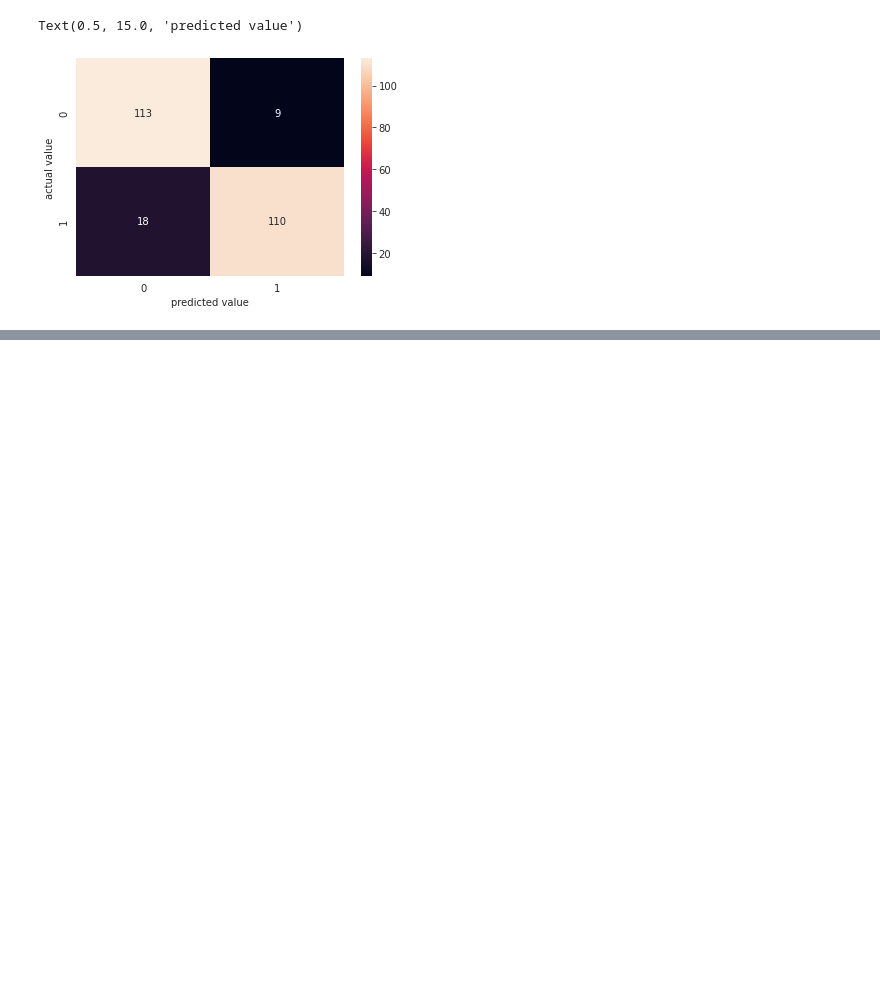
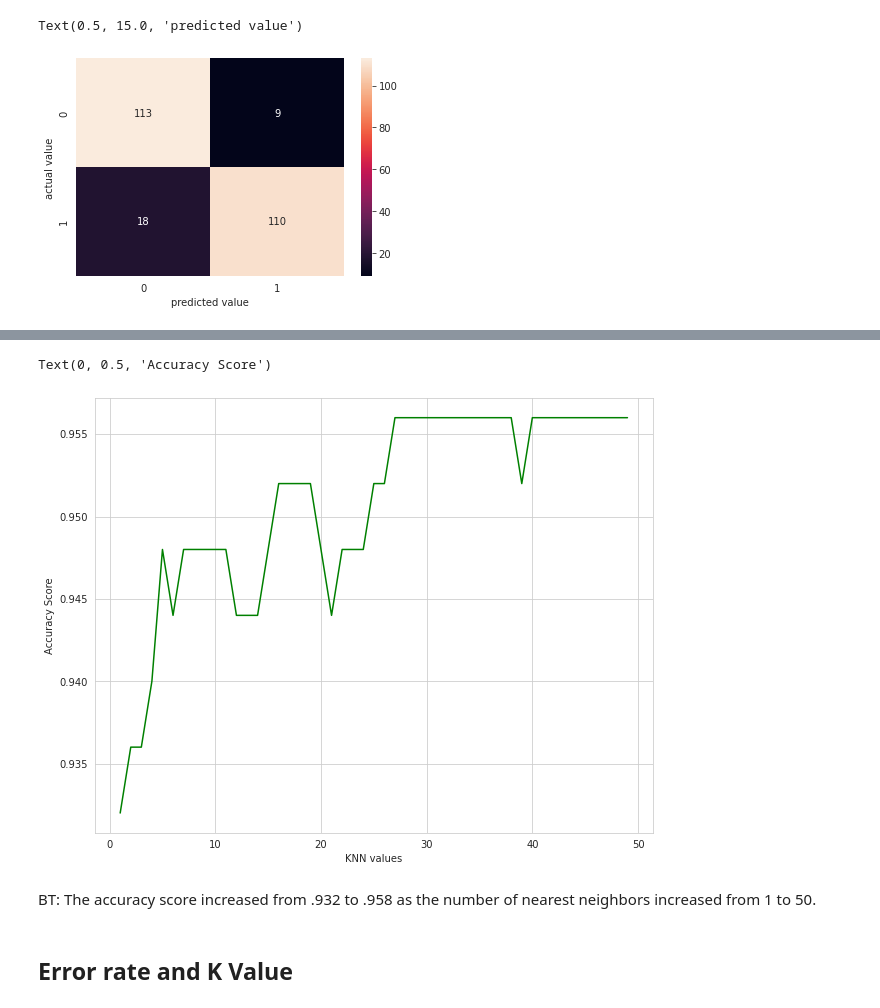
Before and after one commit to tuccib/CUNY-LAG, a Jupyter notebook: 211108_Advertising_Project_1.ipynb, the cells around one changed output, grey strips where cells are left out. Drawn from its saved outputs; the diff is of its cells as text; code cells hidden in the pictures; blank space fills up the shorter version.

```diff
--- a/211108_Advertising_Project_1.ipynb
+++ b/211108_Advertising_Project_1.ipynb
@@ -256,0 +368,4 @@ TP: 110/(110 + 18) = .86
+# %%
+knn5 = KNeighborsClassifier(n_neighbors=5)
+# %%
+knn5.fit(x_train, y_train)
@@ -256,0 +406,9 @@ TP: 110/(110 + 18) = .86
+# %%
+score = []
+# %%
+for i in range(1,50):
+  knn = KNeighborsClassifier(n_neighbors=i)
+  knn.fit(x_train, y_train)
+  y_pred = knn.predict(x_test)
+  score.append(metrics.accuracy_score(y_test, y_pred))
+  print(score)
@@ -256,0 +433,12 @@ TP: 110/(110 + 18) = .86
+# %%
+plt.figure(figsize=(10,8))
+plt.plot(range(1,50), score, color='green')
+plt.xlabel('KNN values')
+plt.ylabel('Accuracy Score')
+# %% [output]
+Text(0, 0.5, 'Accuracy Score')
+[figure, added]
+# %% [markdown]
+BT: The accuracy score increased from .932 to .958 as the number of nearest neighbors increased from 1 to 50.
+# %% [markdown]
+## Error rate and K Value
```
Also changed, not shown: parts of 44 cells of this notebook.
